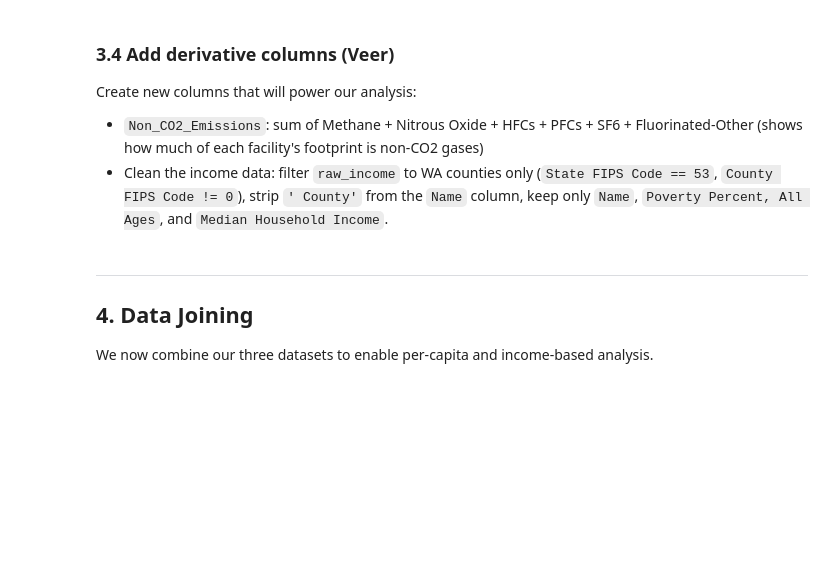
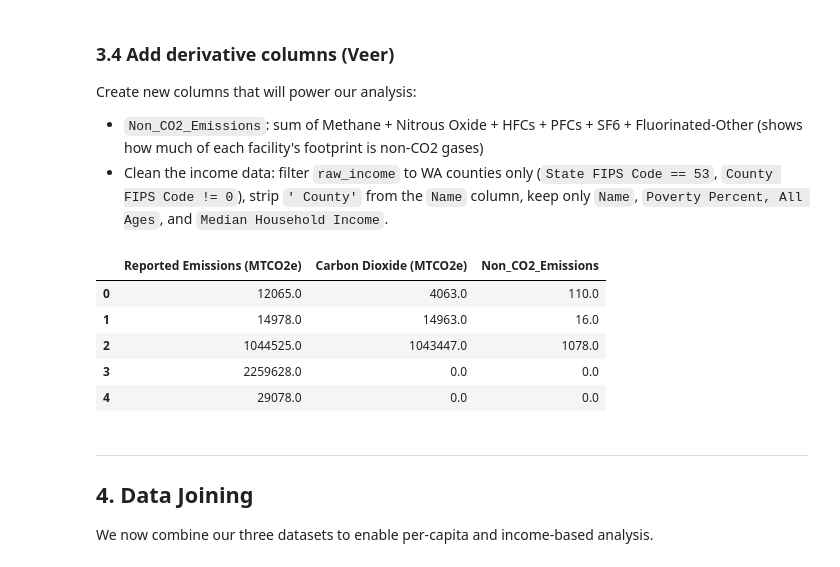
Before and after one commit to danielerice/washington_GHG, a Jupyter notebook: data_exploration.ipynb, the cells around one changed output. Saved outputs shown, nothing was run; the diff lists cells and outputs as text; code cells hidden in the pictures; blank space fills up the shorter version.

```diff
--- a/data_exploration.ipynb
+++ b/data_exploration.ipynb
@@ -313,6 +324,45 @@ Create new columns that will power our analysis:
 # %%
 # TODO (Veer): Add Non_CO2_Emissions column to ghg_raw
 # Also clean raw_income into a tidy income_df with columns: County, Poverty_Pct, Median_Income
+
+# Add Non_CO2_Emissions column to ghg_raw
+ghg_raw['Non_CO2_Emissions'] = ghg_raw[
+    [
+        'Methane (MTCO2e)',
+        'Nitrous Oxide (MTCO2e)',
+        'HFCs (MTCO2e)',
+        'PFCs (MTCO2e)',
+        'Sulfur Hexafluoride (MTCO2e)',
+        'Fluorinated - Other (MTCO2e)'
+    ]
+].sum(axis=1)
+
+# Clean raw_income into income_df
+income_df = raw_income[
+    (raw_income['State FIPS Code'] == 53) &
+    (raw_income['County FIPS Code'] != 0)
+].copy()
+
+income_df['Name'] = income_df['Name'].str.replace(' County', '', regex=False)
+
+income_df = income_df[
+    ['Name', 'Poverty Percent, All Ages', 'Median Household Income']
+]
+
+income_df = income_df.rename(columns={
+    'Name': 'County',
+    'Poverty Percent, All Ages': 'Poverty_Pct',
+    'Median Household Income': 'Median_Income'
+})
+
+ghg_raw[['Reported Emissions (MTCO2e)', 'Carbon Dioxide (MTCO2e)', 'Non_CO2_Emissions']].head()
+# %% [output]
+|  | Reported Emissions (MTCO2e) | Carbon Dioxide (MTCO2e) | Non_CO2_Emissions |
+| 0 | 12065.0 | 4063.0 | 110.0 |
+| 1 | 14978.0 | 14963.0 | 16.0 |
+| 2 | 1044525.0 | 1043447.0 | 1078.0 |
+| 3 | 2259628.0 | 0.0 | 0.0 |
+| 4 | 29078.0 | 0.0 | 0.0 |
 # %% [markdown]
 ---
 ## 4. Data Joining
```
Also changed, not shown: parts of 5 cells of this notebook.
